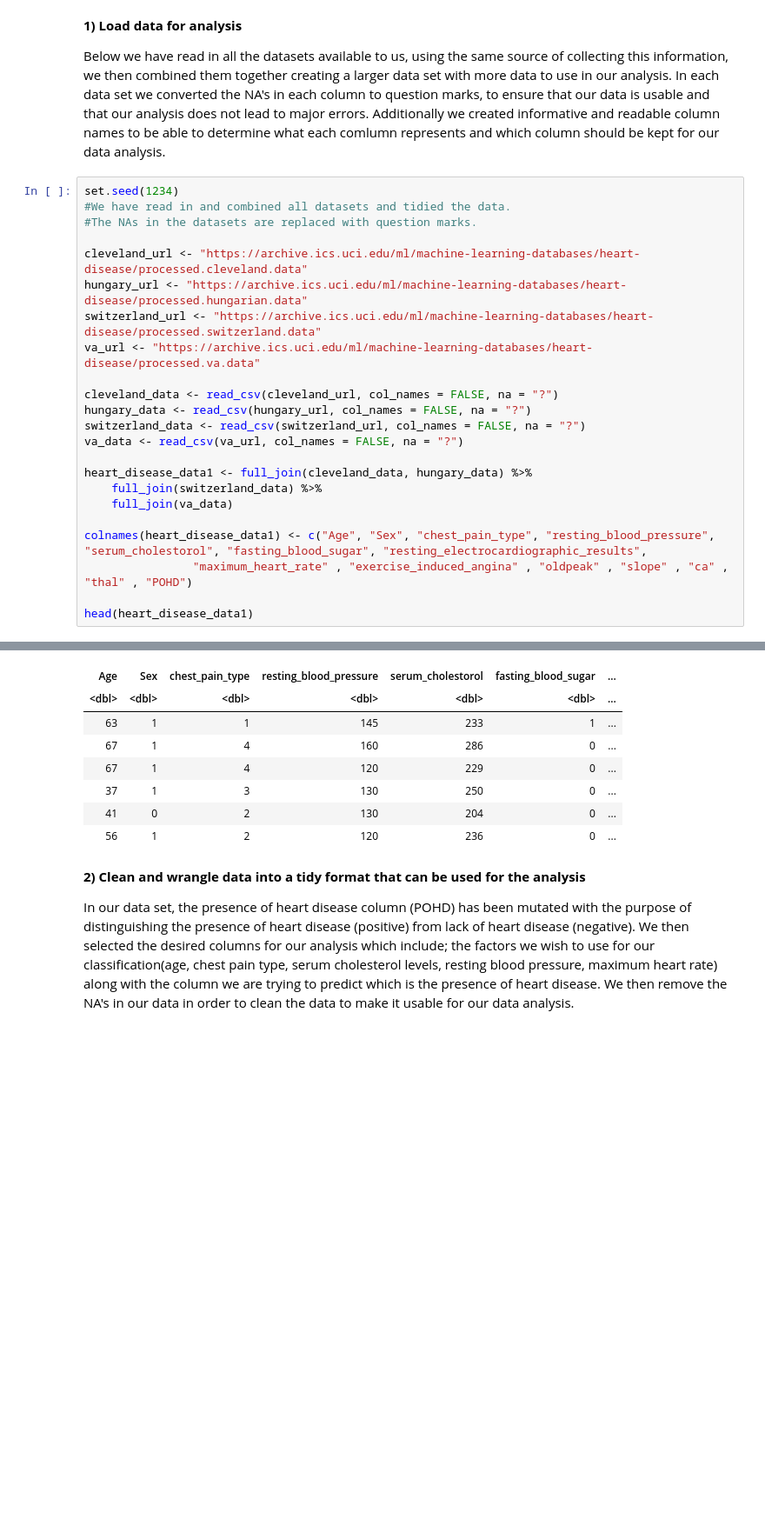
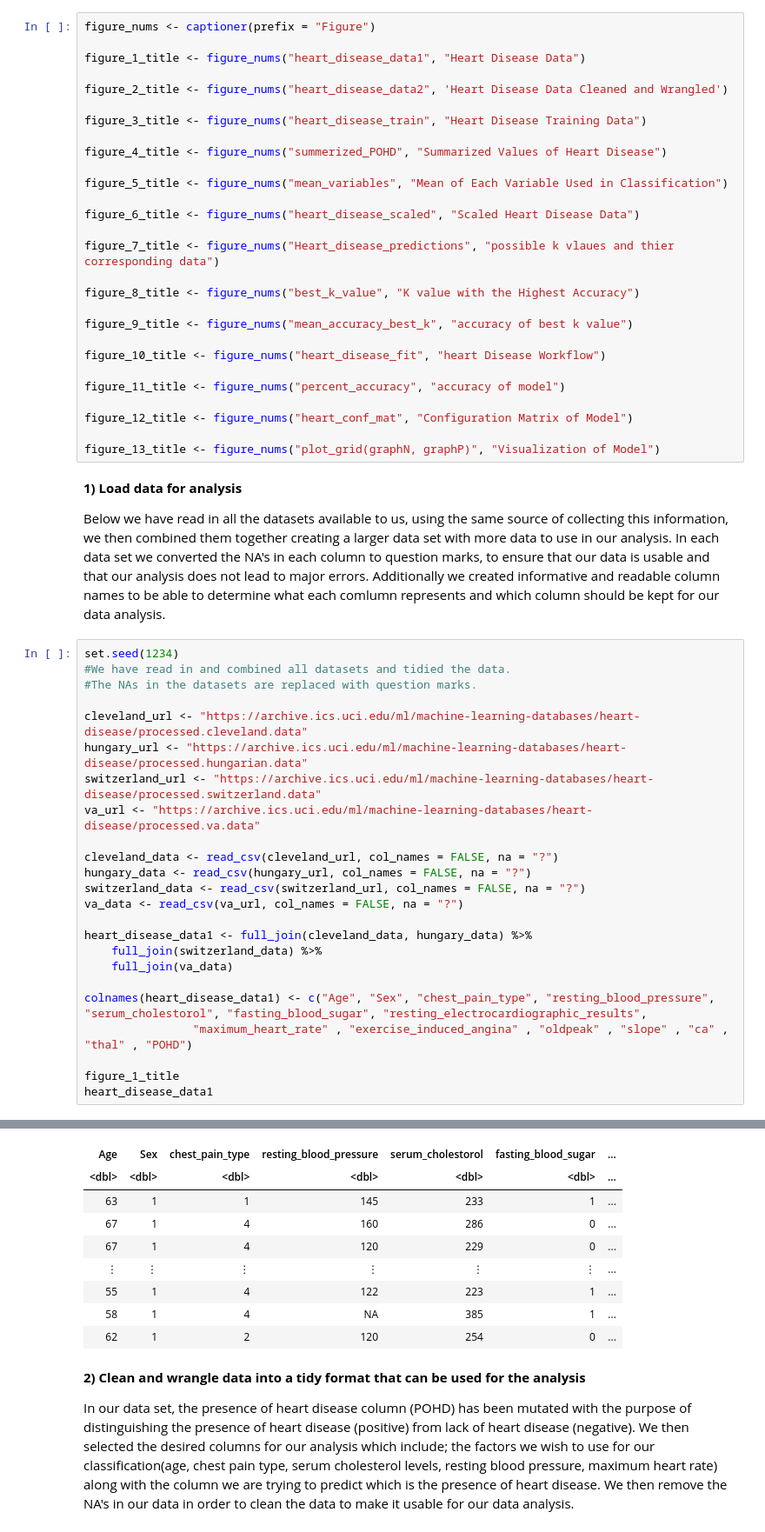
Before and after one commit to JahnaviChen/Heart-Disease, a Jupyter notebook: Heart Disease.ipynb, the cells around one changed output, grey strips where cells are left out. Shown at 87% size. Drawn from its saved outputs; the diff is of its cells as text; blank space fills up the shorter version.

Commit message:
added titles to figures

```diff
--- a/Heart Disease.ipynb
+++ b/Heart Disease.ipynb
@@ -44,6 +52,34 @@ Warning message:
 Registered S3 method overwritten by 'GGally':
   method from
   +.gg   ggplot2
+# %%
+figure_nums <- captioner(prefix = "Figure")
+
+figure_1_title <- figure_nums("heart_disease_data1", "Heart Disease Data")
+
+figure_2_title <- figure_nums("heart_disease_data2", 'Heart Disease Data Cleaned and Wrangled')
+
+figure_3_title <- figure_nums("heart_disease_train", "Heart Disease Training Data")
+
+figure_4_title <- figure_nums("summerized_POHD", "Summarized Values of Heart Disease")
+
+figure_5_title <- figure_nums("mean_variables", "Mean of Each Variable Used in Classification")
+
+figure_6_title <- figure_nums("heart_disease_scaled", "Scaled Heart Disease Data")
+
+figure_7_title <- figure_nums("Heart_disease_predictions", "possible k vlaues and thier corresponding data")
+
+figure_8_title <- figure_nums("best_k_value", "K value with the Highest Accuracy")
+
+figure_9_title <- figure_nums("mean_accuracy_best_k", "accuracy of best k value")
+
+figure_10_title <- figure_nums("heart_disease_fit", "heart Disease Workflow")
+
+figure_11_title <- figure_nums("percent_accuracy", "accuracy of model")
+
+figure_12_title <- figure_nums("heart_conf_mat", "Configuration Matrix of Model")
+
+figure_13_title <- figure_nums("plot_grid(graphN, graphP)", "Visualization of Model")
 # %% [markdown]
 **1) Load data for analysis**
 
@@ -70,7 +106,8 @@ heart_disease_data1 <- full_join(cleveland_data, hungary_data) %>%
 colnames(heart_disease_data1) <- c("Age", "Sex", "chest_pain_type", "resting_blood_pressure", "serum_cholestorol", "fasting_blood_sugar", "resting_electrocardiographic_results",
                 "maximum_heart_rate" , "exercise_induced_angina" , "oldpeak" , "slope" , "ca" , "thal" , "POHD")
 
-head(heart_disease_data1)
+figure_1_title
+heart_disease_data1
 # %% [output]
 Parsed with column specification:
 cols(
@@ -93,11 +131,12 @@ A tibble: 6 × 14
 | Age | Sex | chest_pain_type | resting_blood_pressure | serum_cholestorol | fasting_blood_sugar | ... |
 | <dbl> | <dbl> | <dbl> | <dbl> | <dbl> | <dbl> | ... |
 | 63 | 1 | 1 | 145 | 233 | 1 | ... |
 | 67 | 1 | 4 | 160 | 286 | 0 | ... |
 | 67 | 1 | 4 | 120 | 229 | 0 | ... |
-| 37 | 1 | 3 | 130 | 250 | 0 | ... |
-| 41 | 0 | 2 | 130 | 204 | 0 | ... |
-| 56 | 1 | 2 | 120 | 236 | 0 | ... |
+| ⋮ | ⋮ | ⋮ | ⋮ | ⋮ | ⋮ | ... |
+| 55 | 1 | 4 | 122 | 223 | 1 | ... |
+| 58 | 1 | 4 | NA | 385 | 1 | ... |
+| 62 | 1 | 2 | 120 | 254 | 0 | ... |
 # %% [markdown]
 **2) Clean and wrangle data into a tidy format that can be used for the analysis**
 
```
Also changed, not shown: parts of 16 cells of this notebook.
